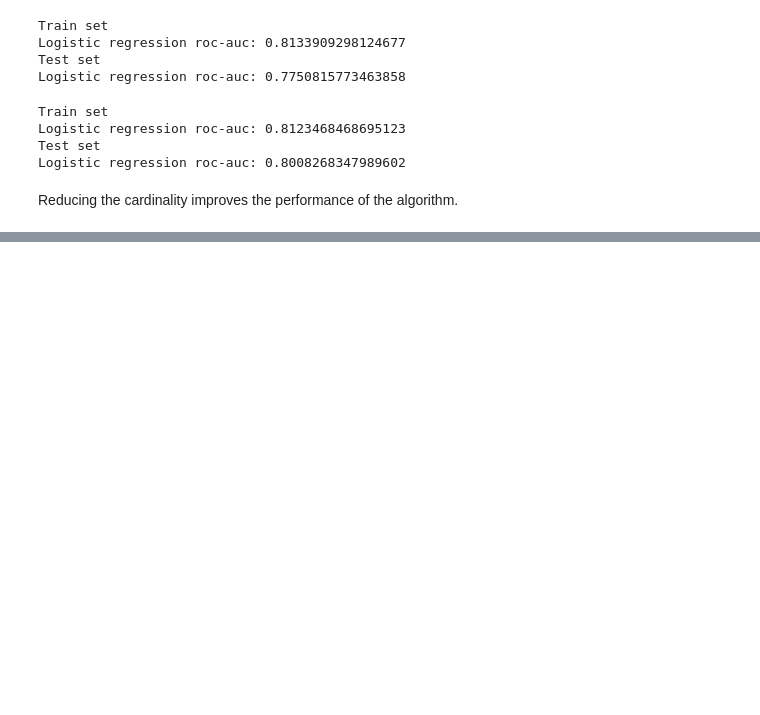
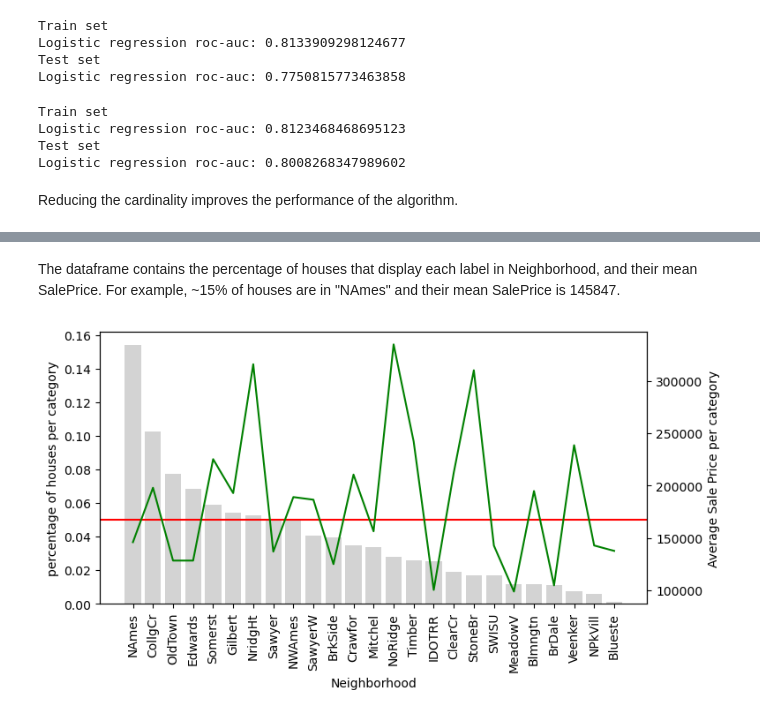
Before and after one commit to tamaldatta07/Hands-On-Machine-Learning-with-Scikit-Learn-Keras-and-TensorFlow, a Jupyter notebook: Feature Engineering and Feature Extraction/Variable Characteristics.ipynb, the cells around one changed output, grey strips where cells are left out. Saved outputs shown, nothing was run; the diff lists cells and outputs as text; code cells hidden in the pictures; blank space fills up the shorter version.

```diff
--- a/Feature Engineering and Feature Extraction/Variable Characteristics.ipynb
+++ b/Feature Engineering and Feature Extraction/Variable Characteristics.ipynb
@@ -716,0 +806,20 @@ Reducing the cardinality improves the performance of the algorithm.
+# %%
+def calculate_mean_target_per_category(df, var):
+
+    # total number of houses
+    total_houses = len(df)
+
+    # percentage of houses per category
+    temp_df = pd.Series(df[var].value_counts() / total_houses).reset_index()
+    temp_df.columns = [var, 'perc_houses']
+
+    # add the mean SalePrice
+    temp_df = temp_df.merge(df.groupby([var])['SalePrice'].mean().reset_index(),
+                            on=var,
+                            how='left')
+
+    return temp_df
+# %%
+temp_df = calculate_mean_target_per_category(data, 'Neighborhood')  # Use the function for the variable 'Neighborhood'
+
+temp_df
@@ -716,0 +844,20 @@ Reducing the cardinality improves the performance of the algorithm.
+# %% [markdown]
+The dataframe contains the percentage of houses that display each label in Neighborhood, and their mean SalePrice. For example, ~15% of houses are in "NAmes" and their mean SalePrice is 145847.
+# %%
+def plot_categories(df, var):
+
+    fig, ax = plt.subplots(figsize=(8, 4))
+    plt.xticks(df.index, df[var], rotation=90)
+
+    ax2 = ax.twinx()
+    ax.bar(df.index, df["perc_houses"], color='lightgrey')
+    ax2.plot(df.index, df["SalePrice"], color='green', label='Seconds')
+    ax.axhline(y=0.05, color='red')
+    ax.set_ylabel('percentage of houses per category')
+    ax.set_xlabel(var)
+    ax2.set_ylabel('Average Sale Price per category')
+    plt.show()
+# %%
+plot_categories(temp_df, 'Neighborhood')
+# %% [output]
+[figure, added]
```
Also changed, not shown: parts of 27 cells of this notebook.
